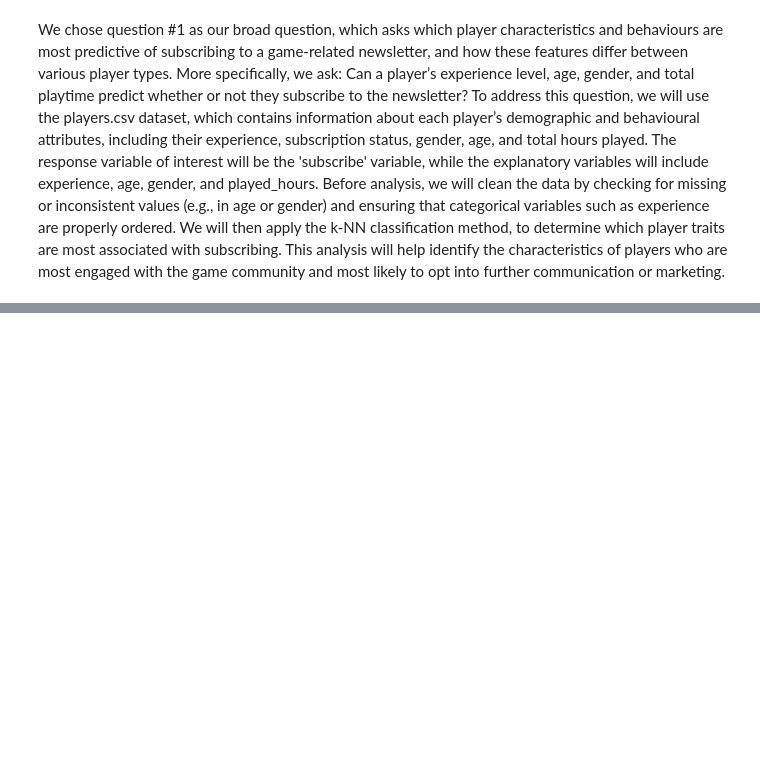
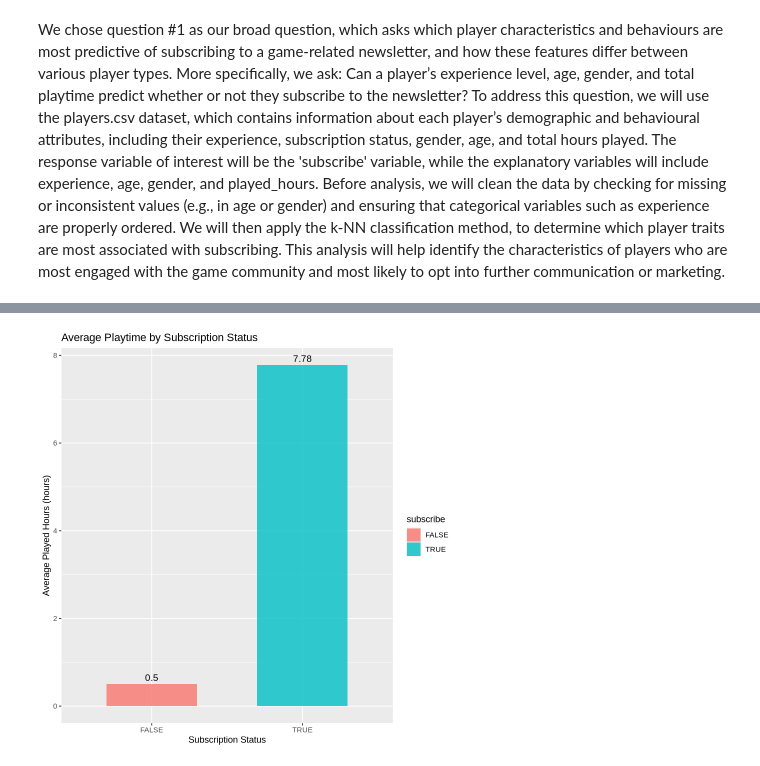
Before and after one commit to uugeneb/DSCI100-Project, a Jupyter notebook: Proposal_Notebook.ipynb, the cells around one changed output, grey strips where cells are left out. Drawn from its saved outputs; the diff is of its cells as text; code cells hidden in the pictures; blank space fills up the shorter version.

```diff
--- a/Proposal_Notebook.ipynb
+++ b/Proposal_Notebook.ipynb
@@ -128,0 +169,18 @@ We chose question #1 as our broad question, which asks which player characterist
+# %%
+subscribed_summarised <- players_wrangled |>
+  group_by(subscribe) |>
+  summarise(mean_hours = mean(played_hours, na.rm = TRUE))
+
+subscribed_plot <- subscribed_summarised |>
+
+ggplot(aes(x = subscribe, y = mean_hours, fill = subscribe)) +
+  geom_col(width = 0.6, alpha = 0.8) +
+  geom_text(aes(label = round(mean_hours, 2)), vjust = -0.5, size = 4) +
+  labs(
+    title = "Average Playtime by Subscription Status",
+    x = "Subscription Status",
+    y = "Average Played Hours (hours)"
+  )
+subscribed_plot
+# %% [output]
+[figure, added]
```
Also changed, not shown: parts of 6 cells of this notebook.
